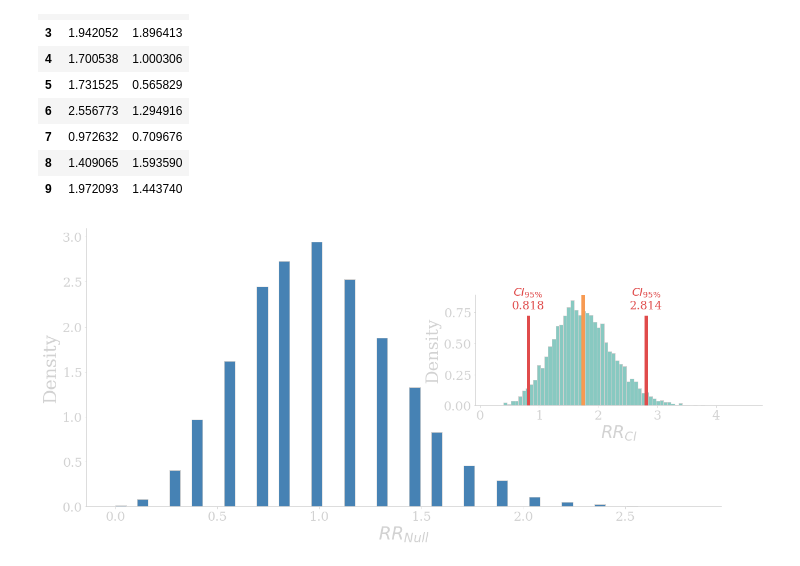
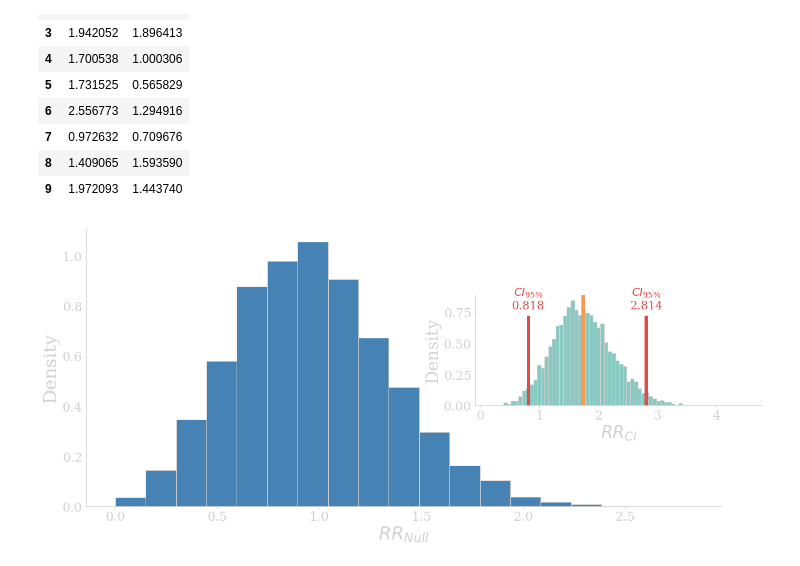
Before and after one commit to Khlick/LS40-Lectures, a Jupyter notebook: lib/_notebooks/Chi Squared and Risk.ipynb, the cells around one changed output. Cells and saved outputs as stored; diff of their text form; code cells hidden in the pictures.

```diff
--- a/lib/_notebooks/Chi Squared and Risk.ipynb
+++ b/lib/_notebooks/Chi Squared and Risk.ipynb
@@ -1544,7 +1541,7 @@ axs = utils.multiX(ax=axs,n=2,concatOriginal=True,concatFirst=True);
 axs[0].hist(
   bootTable['Null'],
   density= True,
-  bins= bins,
+  bins=19,
   color= col['satBlue'],
   edgecolor= col['grey']
 );
@@ -1600,32 +1597,32 @@ ax2.tick_params(axis='both', labelsize=18, direction='out');
 #ax2 overlay
 ci95 = np.percentile(bootTable['Boostrap'], q=[2.5, 97.5])
 ax3 = ax2.twinx();
 ax3.axvline(1.744, lw=6, color=col['orange']);
 for ci in ci95:
   ax3.axvline(ci, lw=6, color=col['red'], ymax=0.8);
   ax3.text(
     ci,
     ax3.get_ylim()[1]*0.85,
     r'$CI_{95\%}$'+f'\n{ci:.3f}',
     ha="center",
     color=col['red'],
     size=20,
     va="bottom"
   );
 ax3.set_xlim(ax2.get_xlim());
 
 for ax in axs+[ax2,ax3]:
     ax.patch.set_alpha(0);
     if ax not in [axs[0],ax2]:
       ax.spines['bottom'].set_visible(False)
       ax.spines['left'].set_visible(False)
       ax.set_yticks([]);
     if ax in [axs[0],ax2]:
-        ax.tick_params(axis='both', labelsize = 22, direction= 'out');
+      ax.tick_params(axis='both', labelsize = 22, direction= 'out');
 # for ax in axs:
 #   ax.set_xlim((0,26));
 
 
 fig.savefig('../img/GIRisk.svg', transparent=True);
 # %% [output]
-[figure, old version]
+[figure, new version]
```
Also changed, not shown: parts of 12 cells of this notebook, 37 other files.
